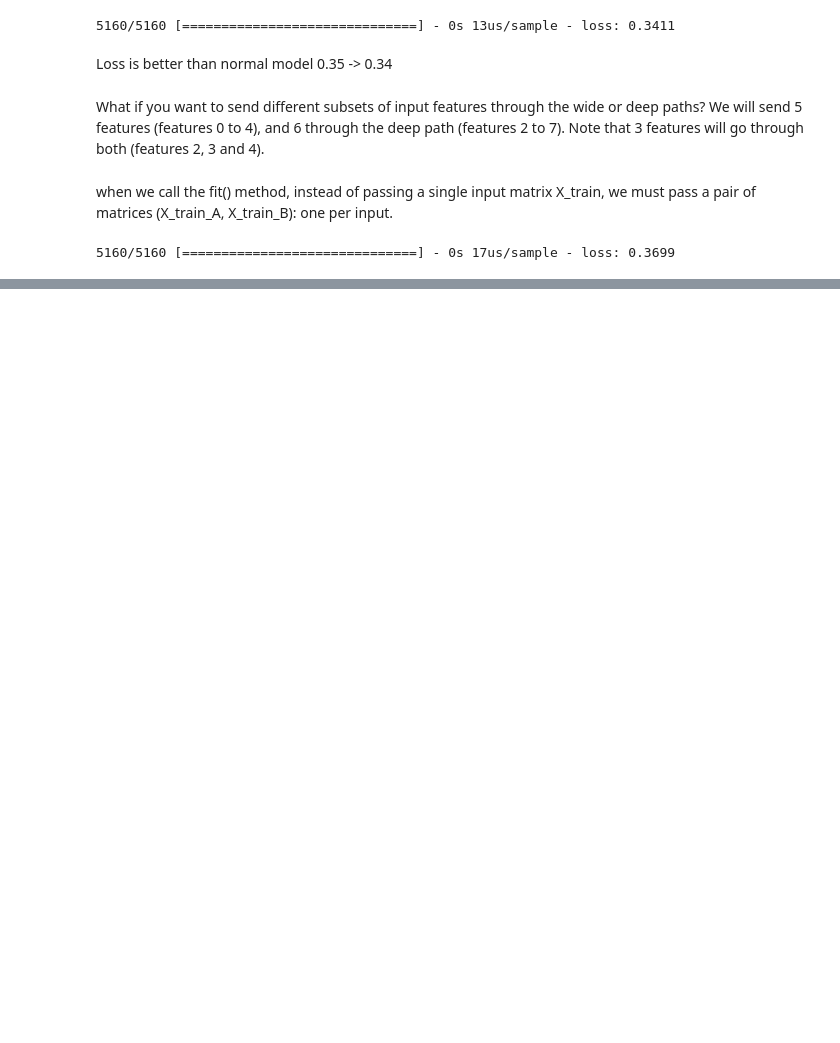
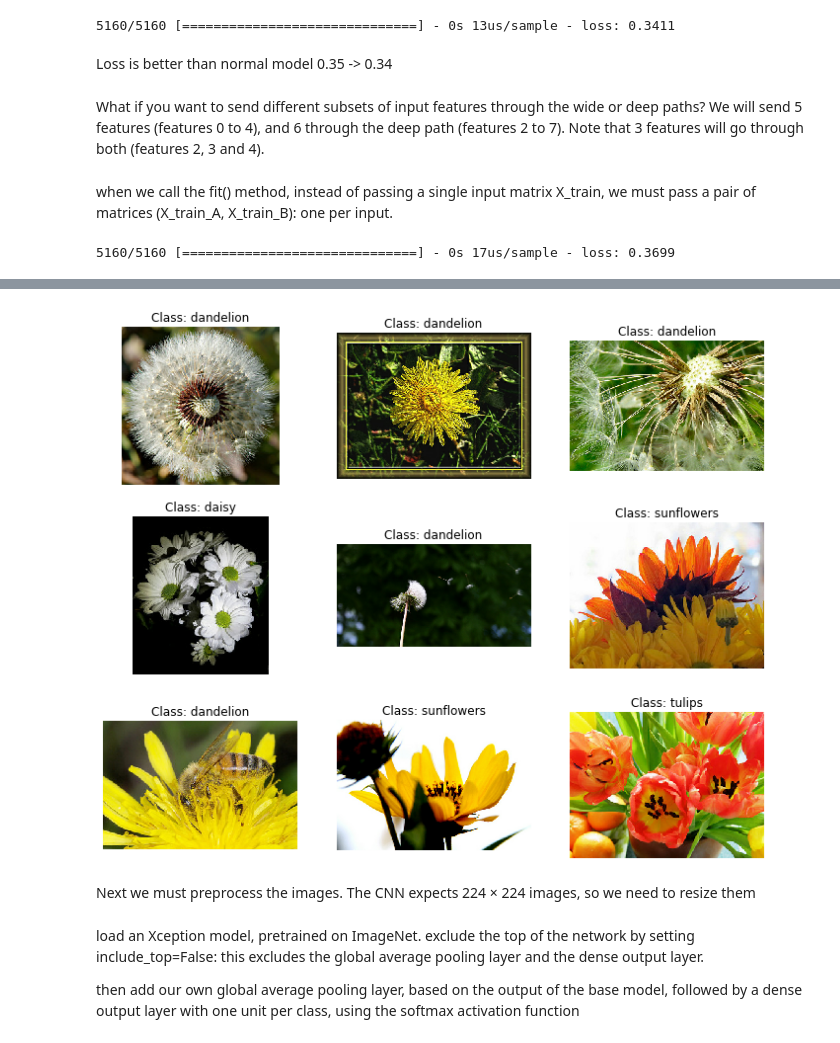
Before and after one commit to kasidittrue/Deep_Learning_and_Neural_Network, a Jupyter notebook: Neural Networks and Deep Learning.ipynb, the cells around one changed output, grey strips where cells are left out. Drawn from its saved outputs; the diff is of its cells as text; code cells hidden in the pictures; blank space fills up the shorter version.

```diff
--- a/Neural Networks and Deep Learning.ipynb
+++ b/Neural Networks and Deep Learning.ipynb
@@ -339,0 +1835,6 @@ y_pred = model.predict ((X_test[:,:5],X_test[:,2:]))
+# %%
+import tensorflow_datasets as tfds
+dataset, info = tfds.load("tf_flowers", as_supervised=True, with_info=True)
+dataset_size = info.splits["train"].num_examples # 3670
+class_names = info.features["label"].names # ["dandelion", "daisy", ...]
+n_classes = info.features["label"].num_classes # 5
@@ -339,0 +1848,21 @@ y_pred = model.predict ((X_test[:,:5],X_test[:,2:]))
+# %%
+# split data to train, valid and test
+test_set_raw, valid_set_raw, train_set_raw = tfds.load(
+    "tf_flowers",
+    split=["train[:10%]", "train[10%:25%]", "train[25%:]"],
+    as_supervised=True)
+# %%
+plt.figure(figsize=(12, 10))
+index = 0
+for image, label in train_set_raw.take(9):
+    index += 1
+    plt.subplot(3, 3, index)
+    plt.imshow(image)
+    plt.title("Class: {}".format(class_names[label]))
+    plt.axis("off")
+
+plt.show()
+# %% [output]
+[figure, added]
+# %% [markdown]
+Next we must preprocess the images. The CNN expects 224 × 224 images, so we need to resize them
@@ -339,0 +1899,7 @@ y_pred = model.predict ((X_test[:,:5],X_test[:,2:]))
+# %% [markdown]
+load an Xception model, pretrained on ImageNet. exclude the top of the network by
+setting include_top=False: this excludes the global average pooling layer and the dense output
+layer.
+
+then add our own global average pooling layer, based on the output of the base model,
+followed by a dense output layer with one unit per class, using the softmax activation function
```
Also changed, not shown: parts of 273 cells of this notebook.
